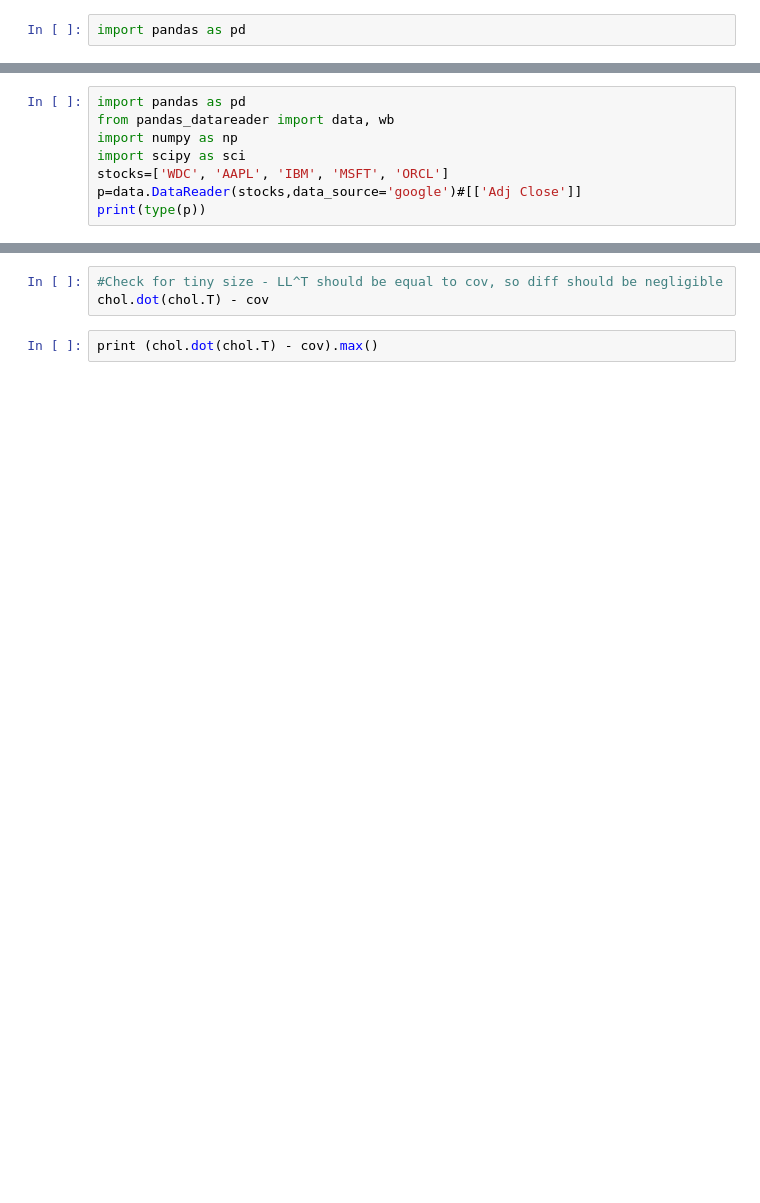
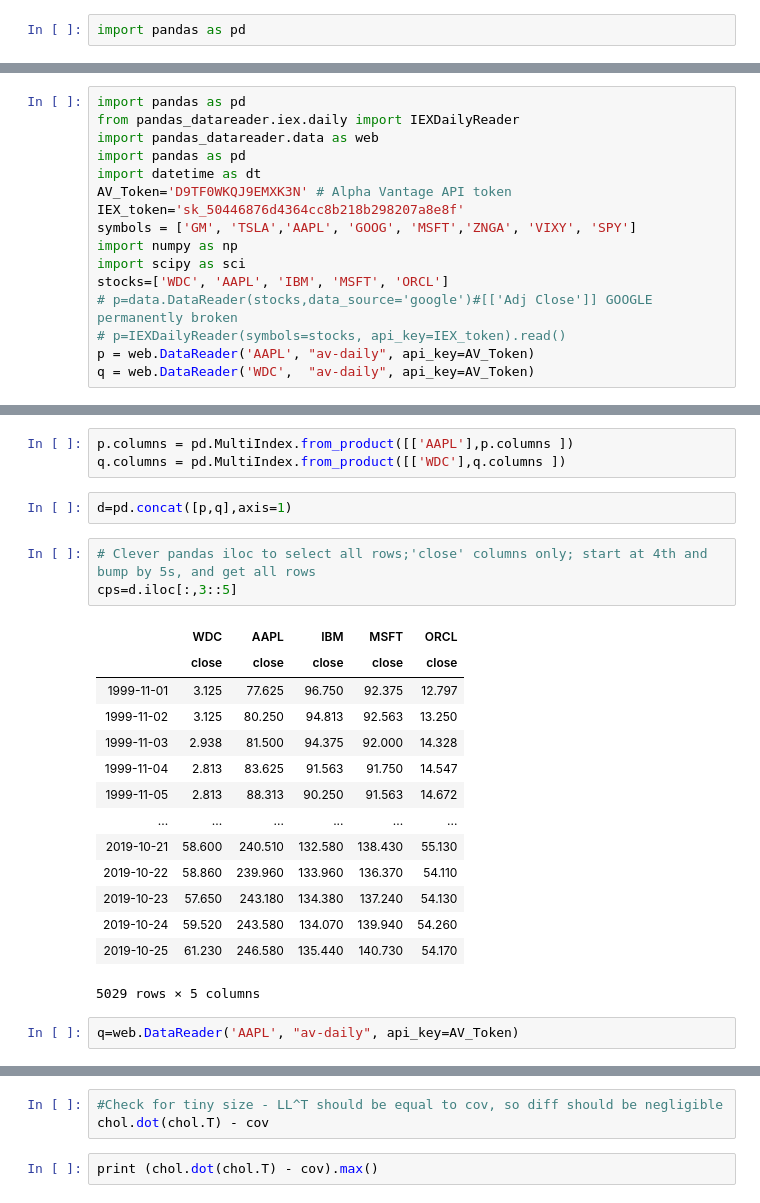
Before and after one commit to TensorMan/training-and-reference, a Jupyter notebook: Misc/Cholesky+and+SVD+Correlated+Random.ipynb, the cells around one changed output, grey strips where cells are left out. Saved outputs shown, nothing was run; the diff lists cells and outputs as text; blank space fills up the shorter version.

```diff
--- a/Misc/Cholesky+and+SVD+Correlated+Random.ipynb
+++ b/Misc/Cholesky+and+SVD+Correlated+Random.ipynb
@@ -42,8 +36,16 @@ $$Demonstration~of~~ \mathbb E[XX^T] = I, ~~where~X\sim N(0,1)$$
 # %%
 import pandas as pd
-from pandas_datareader import data, wb
+from pandas_datareader.iex.daily import IEXDailyReader
+import pandas_datareader.data as web
+import pandas as pd
+import datetime as dt
+AV_Token='D9TF0WKQJ9EMXK3N' # Alpha Vantage API token
+IEX_token='sk_50446876d4364cc8b218b298207a8e8f'
+symbols = ['GM', 'TSLA','AAPL', 'GOOG', 'MSFT','ZNGA', 'VIXY', 'SPY']
 import numpy as np
 import scipy as sci
 stocks=['WDC', 'AAPL', 'IBM', 'MSFT', 'ORCL']
-p=data.DataReader(stocks,data_source='google')#[['Adj Close']]
-print(type(p))
+# p=data.DataReader(stocks,data_source='google')#[['Adj Close']] GOOGLE permanently broken
+# p=IEXDailyReader(symbols=stocks, api_key=IEX_token).read()
+p = web.DataReader('AAPL', "av-daily", api_key=AV_Token)
+q = web.DataReader('WDC',  "av-daily", api_key=AV_Token)
@@ -52,3 +79,28 @@ RemoteDataError: No data fetched using 'GoogleDailyReader'
+# %%
+p.columns = pd.MultiIndex.from_product([['AAPL'],p.columns ])
+q.columns = pd.MultiIndex.from_product([['WDC'],q.columns ])
+# %%
+d=pd.concat([p,q],axis=1)
+# %%
+# Clever pandas iloc to select all rows;'close' columns only; start at 4th and bump by 5s, and get all rows
+cps=d.iloc[:,3::5]
+# %% [output]
+|  | WDC | AAPL | IBM | MSFT | ORCL |
+|  | close | close | close | close | close |
+| 1999-11-01 | 3.125 | 77.625 | 96.750 | 92.375 | 12.797 |
+| 1999-11-02 | 3.125 | 80.250 | 94.813 | 92.563 | 13.250 |
+| 1999-11-03 | 2.938 | 81.500 | 94.375 | 92.000 | 14.328 |
+| 1999-11-04 | 2.813 | 83.625 | 91.563 | 91.750 | 14.547 |
+| 1999-11-05 | 2.813 | 88.313 | 90.250 | 91.563 | 14.672 |
+| ... | ... | ... | ... | ... | ... |
+| 2019-10-21 | 58.600 | 240.510 | 132.580 | 138.430 | 55.130 |
+| 2019-10-22 | 58.860 | 239.960 | 133.960 | 136.370 | 54.110 |
+| 2019-10-23 | 57.650 | 243.180 | 134.380 | 137.240 | 54.130 |
+| 2019-10-24 | 59.520 | 243.580 | 134.070 | 139.940 | 54.260 |
+| 2019-10-25 | 61.230 | 246.580 | 135.440 | 140.730 | 54.170 |
+5029 rows × 5 columns
+# %%
+q=web.DataReader('AAPL', "av-daily", api_key=AV_Token)
 # %%
 from pivottablejs import pivot_ui
 pivot_ui(m)
```
Also changed, not shown: parts of 8 cells of this notebook, 2 other files.
